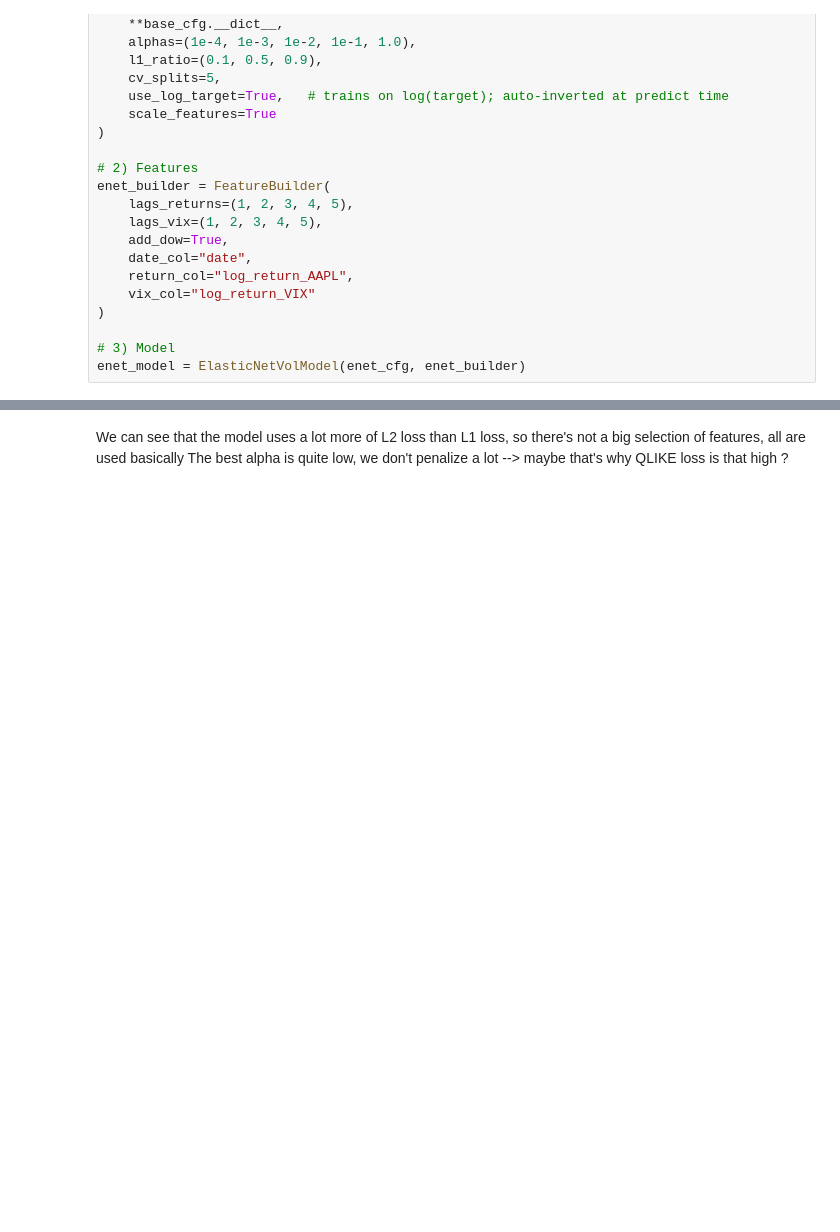
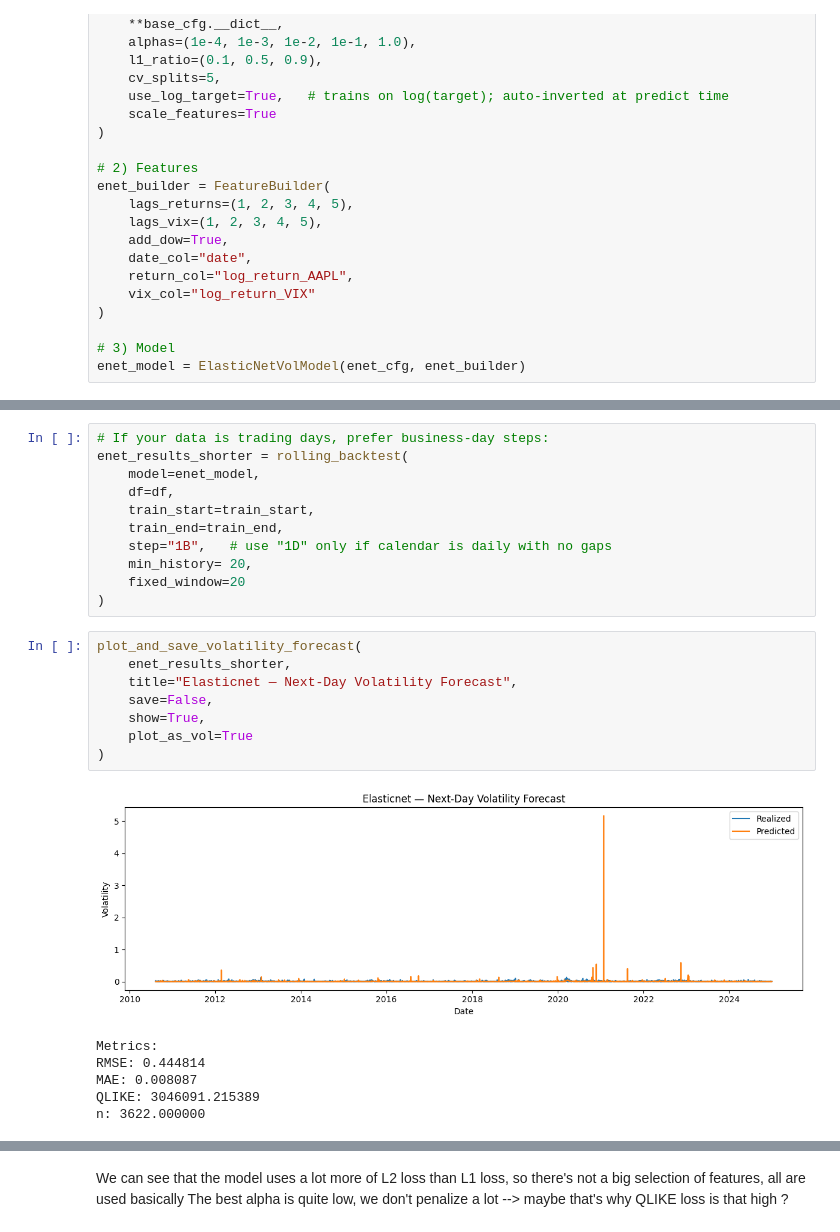
Before and after one commit to victorcamps70/volatility-forecast, a Jupyter notebook: notebooks/01_presentation_of_results.ipynb, the cells around one changed output, grey strips where cells are left out. Drawn from its saved outputs; the diff is of its cells as text; blank space fills up the shorter version.

```diff
--- a/notebooks/01_presentation_of_results.ipynb
+++ b/notebooks/01_presentation_of_results.ipynb
@@ -341,0 +342,26 @@ Best l1_ratio: 0.500000
+# %%
+# If your data is trading days, prefer business-day steps:
+enet_results_shorter = rolling_backtest(
+    model=enet_model,
+    df=df,
+    train_start=train_start,
+    train_end=train_end,
+    step="1B",   # use "1D" only if calendar is daily with no gaps
+    min_history= 20,
+    fixed_window=20
+)
+# %%
+plot_and_save_volatility_forecast(
+    enet_results_shorter,
+    title="Elasticnet — Next-Day Volatility Forecast",
+    save=False,
+    show=True,
+    plot_as_vol=True
+)
+# %% [output]
+[figure, added]
+Metrics:
+RMSE: 0.444814
+MAE: 0.008087
+QLIKE: 3046091.215389
+n: 3622.000000
```
Also changed, not shown: parts of 18 cells of this notebook, 2 other files.
